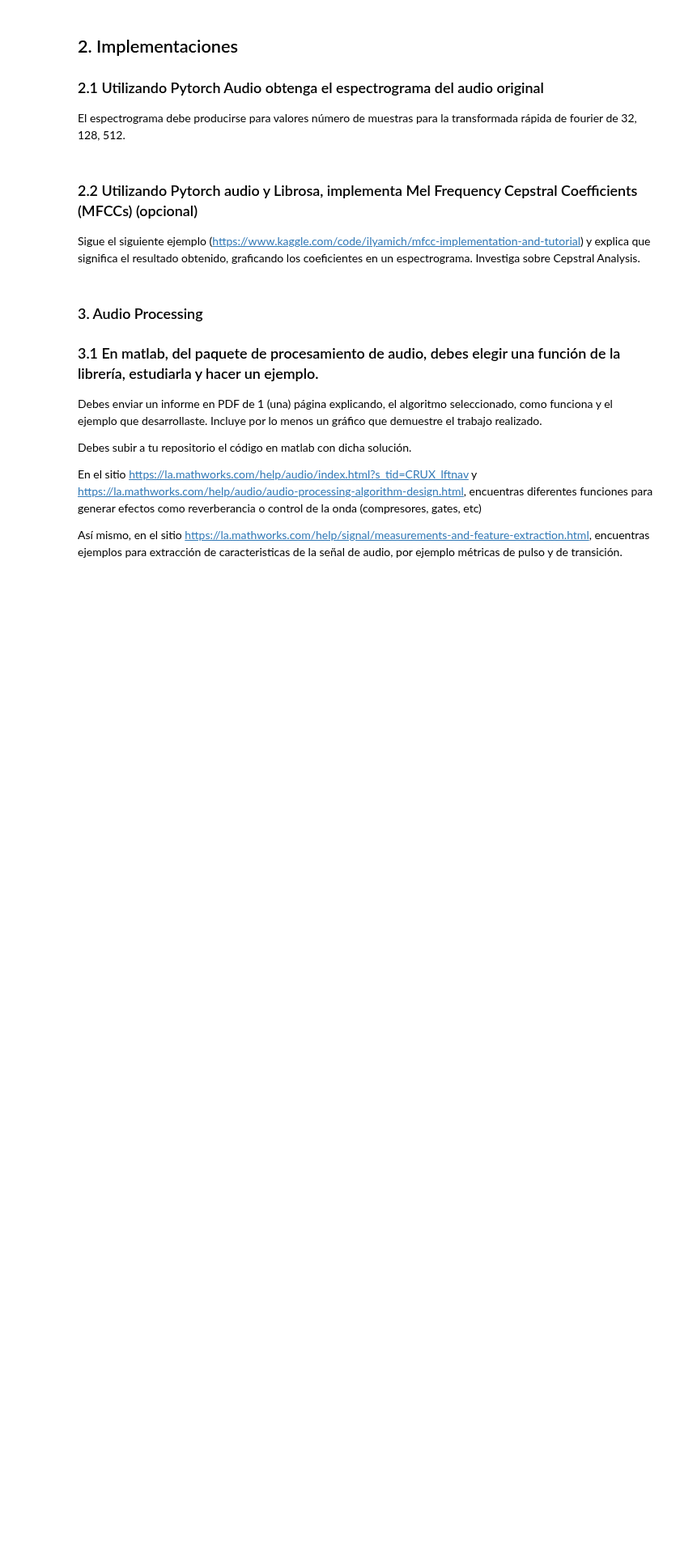
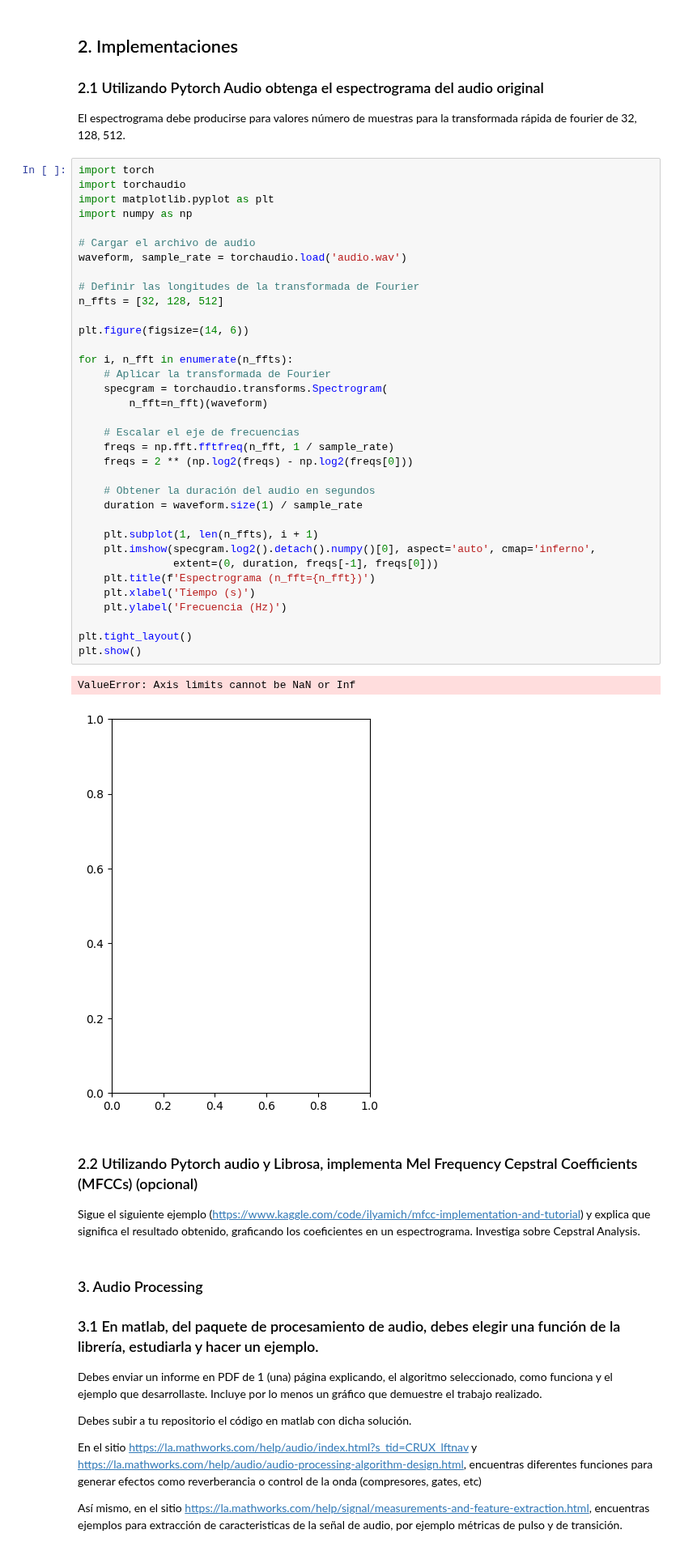
Before and after one commit to MatiasArmijo/Actividades-EIE-401-Matias-Armijo, a Jupyter notebook: actividad-6/Actividad_6_ArmijoMatias_204623155.ipynb, the cells around one changed output. Shown at 81% size. Cells and saved outputs as stored; diff of their text form; blank space fills up the shorter version.

```diff
--- a/actividad-6/Actividad_6_ArmijoMatias_204623155.ipynb
+++ b/actividad-6/Actividad_6_ArmijoMatias_204623155.ipynb
@@ -153,6 +168,44 @@ Media:
 
 ### 2.1 Utilizando Pytorch Audio obtenga el espectrograma del audio original
 El espectrograma debe producirse para valores número de muestras para la transformada rápida de fourier de  32, 128, 512.
+# %%
+import torch
+import torchaudio
+import matplotlib.pyplot as plt
+import numpy as np
+
+# Cargar el archivo de audio
+waveform, sample_rate = torchaudio.load('audio.wav')
+
+# Definir las longitudes de la transformada de Fourier
+n_ffts = [32, 128, 512]
+
+plt.figure(figsize=(14, 6))
+
+for i, n_fft in enumerate(n_ffts):
+    # Aplicar la transformada de Fourier
+    specgram = torchaudio.transforms.Spectrogram(
+        n_fft=n_fft)(waveform)
+
+    # Escalar el eje de frecuencias
+    freqs = np.fft.fftfreq(n_fft, 1 / sample_rate)
+    freqs = 2 ** (np.log2(freqs) - np.log2(freqs[0]))
+
+    # Obtener la duración del audio en segundos
+    duration = waveform.size(1) / sample_rate
+
+    plt.subplot(1, len(n_ffts), i + 1)
+    plt.imshow(specgram.log2().detach().numpy()[0], aspect='auto', cmap='inferno',
+               extent=(0, duration, freqs[-1], freqs[0]))
+    plt.title(f'Espectrograma (n_fft={n_fft})')
+    plt.xlabel('Tiempo (s)')
+    plt.ylabel('Frecuencia (Hz)')
+
+plt.tight_layout()
+plt.show()
+# %% [output]
+ValueError: Axis limits cannot be NaN or Inf
+[figure, added]
 # %% [markdown]
 ### 2.2 Utilizando Pytorch audio y Librosa, implementa Mel Frequency Cepstral Coefficients (MFCCs) (opcional)
 
```
Also changed, not shown: parts of 2 cells of this notebook.
